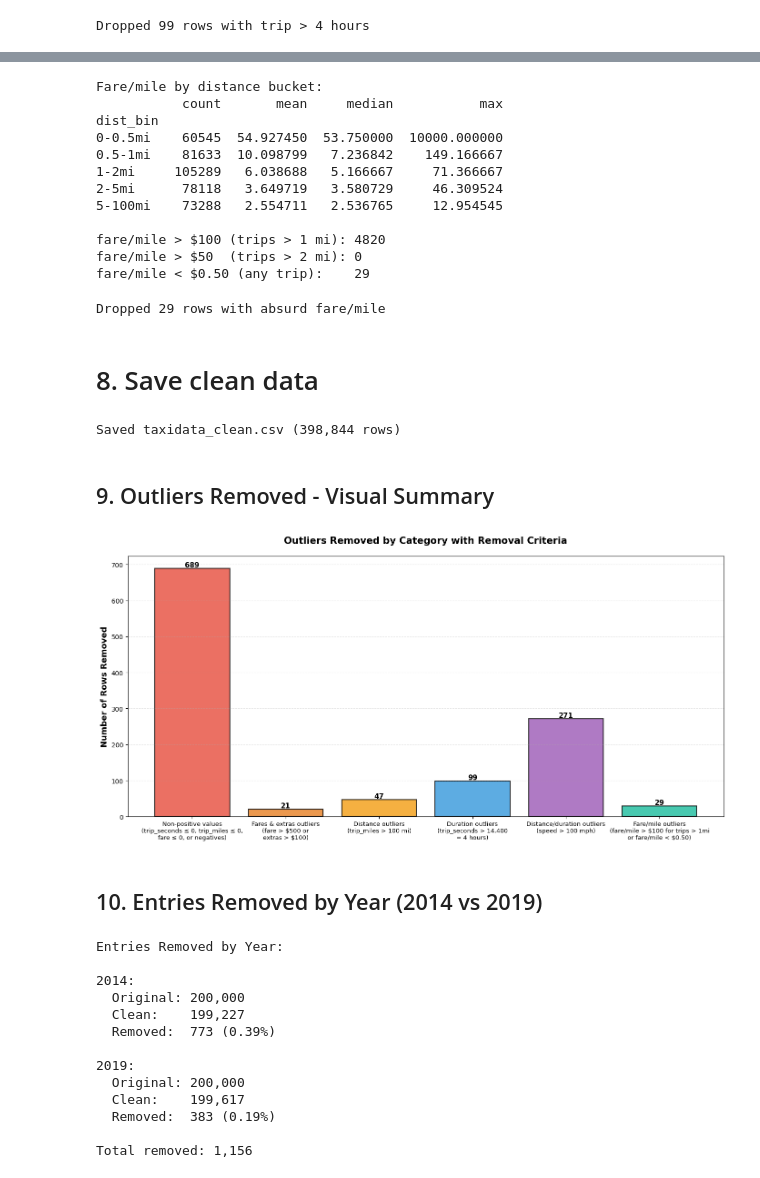
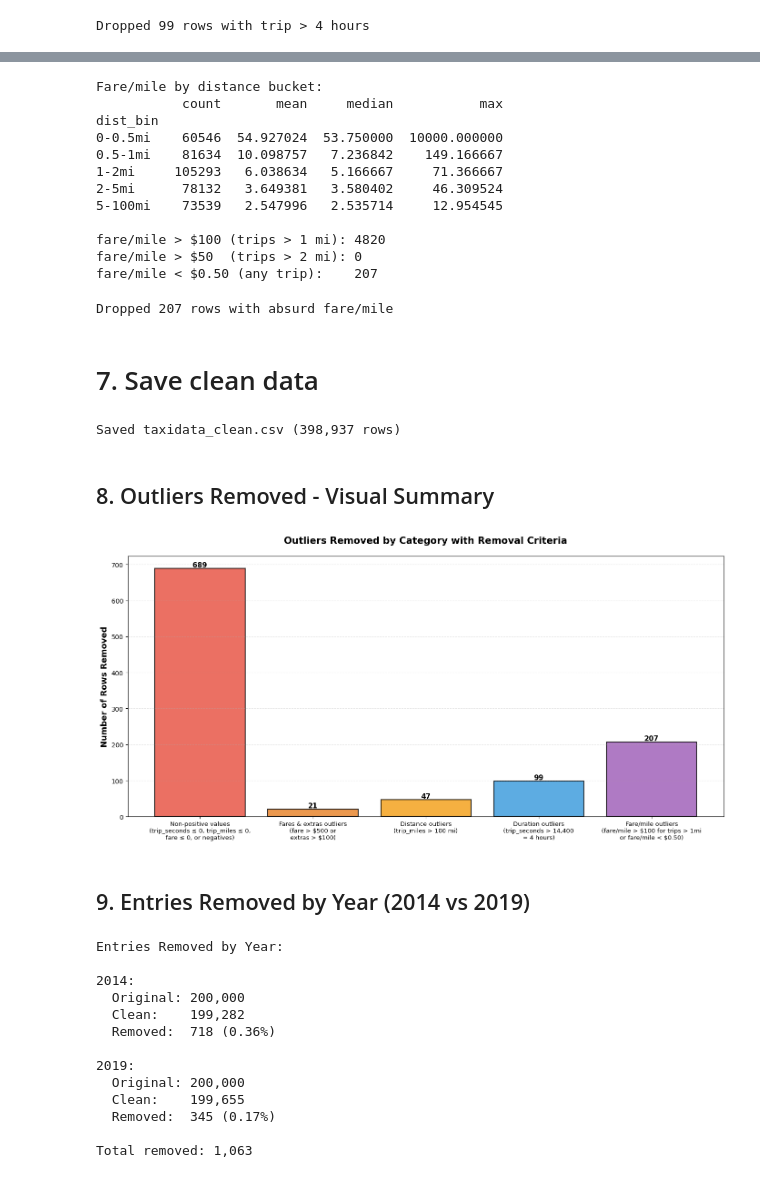
Before and after one commit to frank22lin/Multiple-Testing-Project, a Jupyter notebook: data_cleaning.ipynb, the cells around one changed output, grey strips where cells are left out. Drawn from its saved outputs; the diff is of its cells as text; code cells hidden in the pictures.

```diff
--- a/data_cleaning.ipynb
+++ b/data_cleaning.ipynb
@@ -137,7 +136,0 @@ Dropped 99 rows with trip > 4 hours
-# %%
-df["speed_mph"] = df["trip_miles"] / (df["trip_seconds"] / 3600)
-
-print("Speed percentiles (mph):")
-for p in [1, 5, 25, 50, 75, 95, 99, 99.9]:
-    print(f"  p{p:>5.1f}: {df['speed_mph'].quantile(p/100):6.1f}")
-print(f"  > 100 mph: {(df['speed_mph'] > 100).sum():,}")
@@ -155,6 +136,0 @@ Speed percentiles (mph):
-# %%
-n_before = len(df)
-df = df[(df["speed_mph"] <= 100)]
-removed_speed = n_before - len(df)
-print(f"Dropped {removed_speed:,}  > 100 mph")
-df.drop(columns="speed_mph", inplace=True)
@@ -181,15 +153,15 @@ print(f"fare/mile < $0.50 (any trip):    {(df['fare_per_mile'] < 0.50).sum()}")
 Fare/mile by distance bucket:
            count       mean     median           max
 dist_bin
-0-0.5mi    60545  54.927450  53.750000  10000.000000
-0.5-1mi    81633  10.098799   7.236842    149.166667
-1-2mi     105289   6.038688   5.166667     71.366667
-2-5mi      78118   3.649719   3.580729     46.309524
-5-100mi    73288   2.554711   2.536765     12.954545
+0-0.5mi    60546  54.927024  53.750000  10000.000000
+0.5-1mi    81634  10.098757   7.236842    149.166667
+1-2mi     105293   6.038634   5.166667     71.366667
+2-5mi      78132   3.649381   3.580402     46.309524
+5-100mi    73539   2.547996   2.535714     12.954545
 
 fare/mile > $100 (trips > 1 mi): 4820
 fare/mile > $50  (trips > 2 mi): 0
-fare/mile < $0.50 (any trip):    29
+fare/mile < $0.50 (any trip):    207
 # %%
 bad_fpm = (
     ((df["fare_per_mile"] > 100) & (df["trip_miles"] > 1))
@@ -202,16 +174,16 @@ removed_fare_per_mile = n_before - len(df)
 print(f"Dropped {removed_fare_per_mile:,} rows with absurd fare/mile")
 df.drop(columns=["fare_per_mile", "dist_bin"], inplace=True)
 # %% [output]
-Dropped 29 rows with absurd fare/mile
+Dropped 207 rows with absurd fare/mile
 # %% [markdown]
-# 8. Save clean data
+# 7. Save clean data
 # %%
 df.to_csv("data/taxidata_clean.csv", index=False)
 print(f"Saved taxidata_clean.csv ({len(df):,} rows)")
 # %% [output]
-Saved taxidata_clean.csv (398,844 rows)
+Saved taxidata_clean.csv (398,937 rows)
 # %% [markdown]
-## 9. Outliers Removed - Visual Summary
+## 8. Outliers Removed - Visual Summary
 # %%
 import matplotlib.pyplot as plt
 
@@ -220,42 +192,40 @@ categories = [
     'Fares & extras outliers\n(fare > $500 or\nextras > $100)',
     'Distance outliers\n(trip_miles > 100 mi)',
     'Duration outliers\n(trip_seconds > 14,400\n= 4 hours)',
-    'Distance/duration outliers\n(speed > 100 mph)',
     'Fare/mile outliers\n(fare/mile > $100 for trips > 1mi\nor fare/mile < $0.50)'
 ]
 removed_counts = [
     removed_negative_zero,
     removed_fares_extras,
     removed_distances,
     removed_durations,
-    removed_speed,
     removed_fare_per_mile
 ]
 
 fig, ax = plt.subplots(figsize=(14, 7))
 
 colors = ['#e74c3c', '#e67e22', '#f39c12', '#3498db', '#9b59b6', '#1abc9c']
 bars = ax.bar(range(len(categories)), removed_counts, color=colors, alpha=0.8, edgecolor='black', linewidth=1.5)
 
 ax.set_ylabel('Number of Rows Removed', fontsize=13, fontweight='bold')
 ax.set_title('Outliers Removed by Category with Removal Criteria', fontsize=15, fontweight='bold', pad=20)
 ax.set_xticks(range(len(categories)))
 ax.set_xticklabels(categories, fontsize=9.5, ha='center')
 ax.grid(axis='y', alpha=0.3, linestyle='--')
 
 # Add value labels on bars
 for bar, val in zip(bars, removed_counts):
     height = bar.get_height()
     ax.text(bar.get_x() + bar.get_width()/2., height,
             f'{val:,}',
             ha='center', va='bottom', fontsize=11, fontweight='bold')
 
 plt.tight_layout()
 plt.show()
 # %% [output]
-[figure, old version]
+[figure, new version]
 # %% [markdown]
-## 10. Entries Removed by Year (2014 vs 2019)
+## 9. Entries Removed by Year (2014 vs 2019)
 # %%
 # Load original data to get year distribution before cleaning
 df_original = pd.read_csv("data/taxidata.csv", na_values=["NA", ""])
@@ -286,12 +256,12 @@ Entries Removed by Year:
 
 2014:
   Original: 200,000
-  Clean:    199,227
-  Removed:  773 (0.39%)
+  Clean:    199,282
+  Removed:  718 (0.36%)
 
 2019:
   Original: 200,000
-  Clean:    199,617
-  Removed:  383 (0.19%)
+  Clean:    199,655
+  Removed:  345 (0.17%)
 
-Total removed: 1,156
+Total removed: 1,063
```
Also changed, not shown: parts of 4 cells of this notebook, 1 other file.
